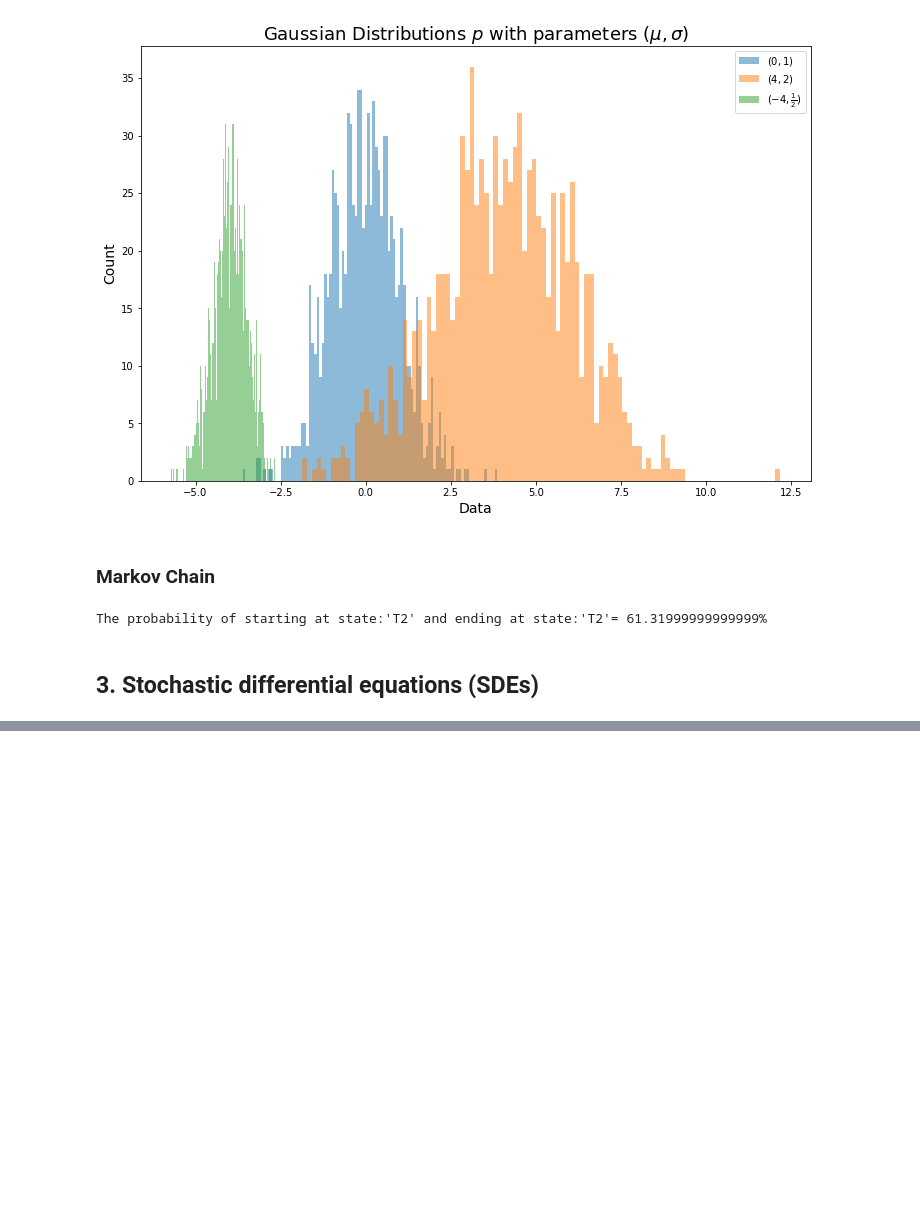
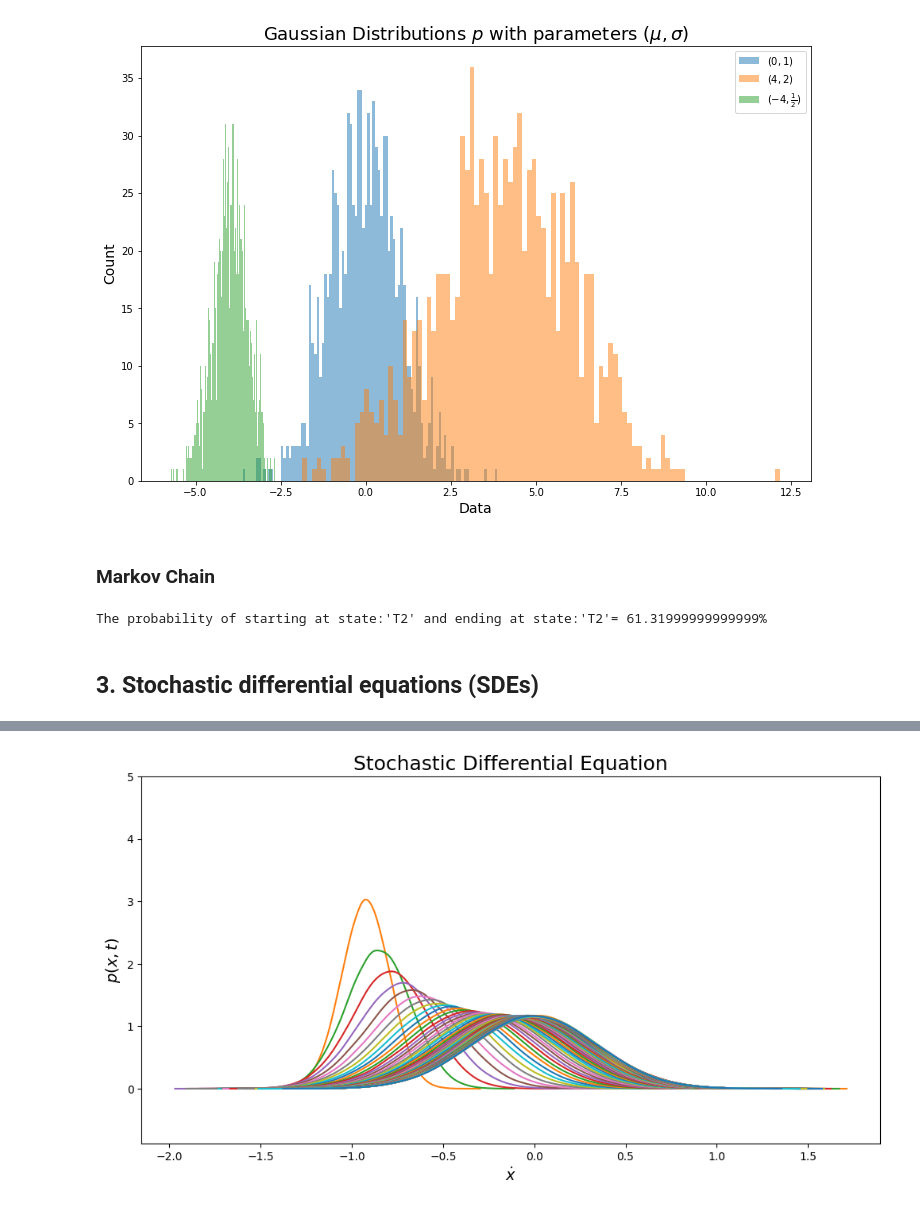
Before and after one commit to Erickrobm/data_science_engineering, a Jupyter notebook: Math Background/linear_and_non-linear_dynamics.ipynb, the cells around one changed output, grey strips where cells are left out. Saved outputs shown, nothing was run; the diff lists cells and outputs as text; code cells hidden in the pictures; blank space fills up the shorter version.

```diff
--- a/Math Background/linear_and_non-linear_dynamics.ipynb
+++ b/Math Background/linear_and_non-linear_dynamics.ipynb
@@ -347,0 +321,4 @@ plot_simulations(NUM_SIMS)
+# %%
+stocastic_dif_equation(eq_4_fp)
+# %% [output]
+[figure, added]
```
Also changed, not shown: parts of 9 cells of this notebook.
